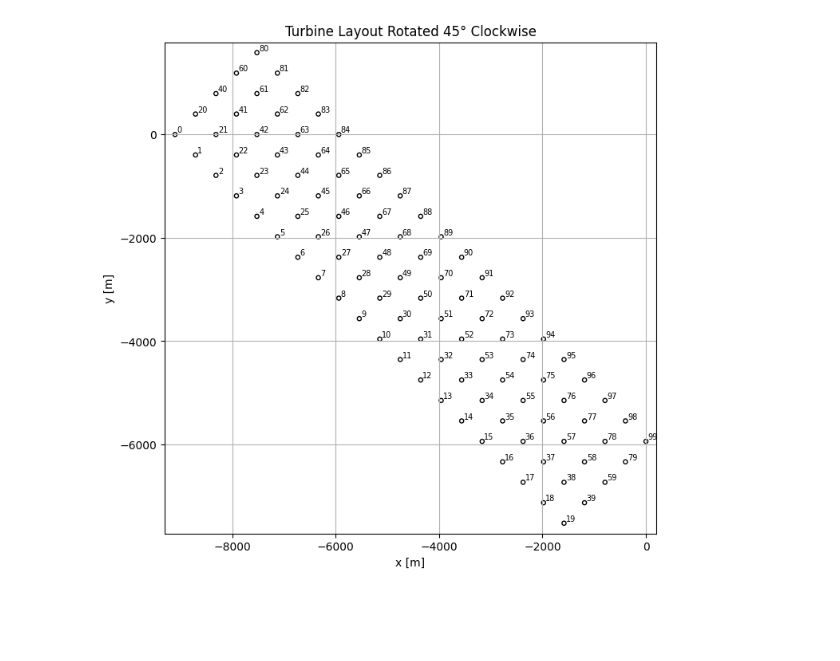
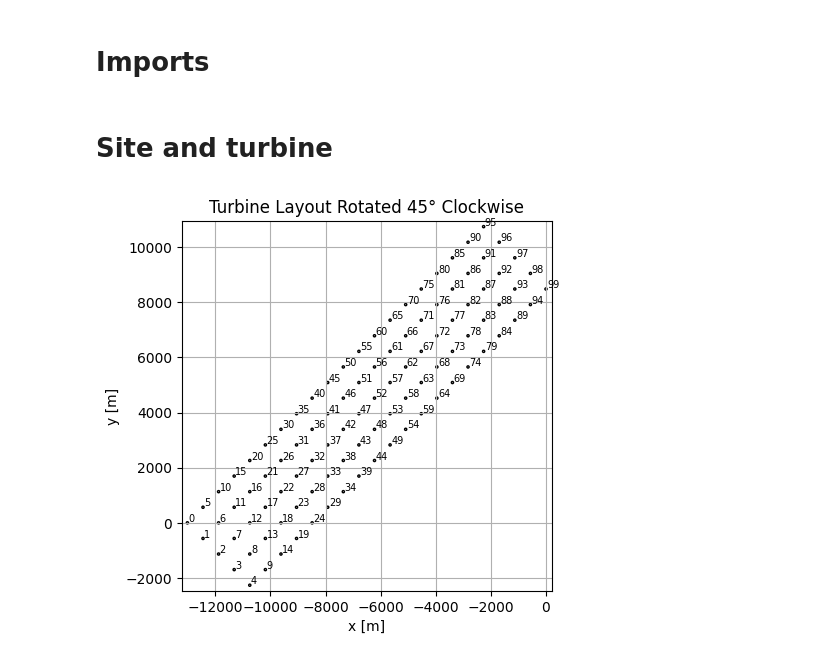
Before and after one commit to marcinsadowy/WTABL, a Jupyter notebook: ArbitraryLayouts/pywake_simple_comparison.ipynb, the cells around one changed output. Drawn from its saved outputs; the diff is of its cells as text; code cells hidden in the pictures; blank space fills up the shorter version.

```diff
--- a/ArbitraryLayouts/pywake_simple_comparison.ipynb
+++ b/ArbitraryLayouts/pywake_simple_comparison.ipynb
@@ -1,3 +1,5 @@
+# %% [markdown]
+# Imports
 # %%
 import numpy as np
 import matplotlib.pyplot as plt
@@ -9,55 +17,44 @@ from py_wake.examples.data.hornsrev1 import V80
+# %% [markdown]
+# Site and turbine
 # %%
-site = UniformSite(shear=PowerShear(h_ref=100, alpha=.1))
+turbine = V80()
+s = 10 * turbine.diameter()
 
-turbine = V80()
+site = UniformSite(shear=PowerShear(h_ref=turbine.hub_height(), alpha=.1))
 
-D = turbine.diameter()  # [m]
-s = 7 * D  # [m]
-
-n_rows = 5
-n_cols = 20
+n_rows = 20
+n_cols = 5
 
 x_grid, y_grid = np.meshgrid(np.arange(n_cols) * s,
                              np.arange(n_rows) * s)
 
 x = x_grid.ravel()
 y = y_grid.ravel()
 
 theta_deg = 45
 theta_rad = -np.radians(theta_deg)
 
 rotation_matrix = np.array([
     [np.cos(theta_rad), -np.sin(theta_rad)],
     [np.sin(theta_rad),  np.cos(theta_rad)]
 ])
 
 xy_rotated = rotation_matrix @ np.vstack([x, y])
-x_rot, y_rot = xy_rotated[0], xy_rotated[1]
+x, y = xy_rotated[0], xy_rotated[1]
 
-''' HVIS JEG VIL ROTERE OMKRING NEDERSTE HØJRE HJØRNE, I STEDET FOR NEDERSTE VENSTRE
-# 3. Get the position of the bottom-right turbine (last turbine in the grid)
-x_bottom_right = x[-1]
-y_bottom_right = y[-1]
+x = x - np.max(x) # Set x=0 at downstream edge
 
-# 4. Shift layout so that the bottom-right turbine is at (0, 0)
-x_shifted = x - x_bottom_right
-y_shifted = y - y_bottom_right
-'''
+padding = 200 # Padding for display
 
-x_shifted = x_rot - np.max(x_rot)
-y_shifted = y_rot
-
-padding = 200 # [m]
-
-fig, ax = plt.subplots(figsize=(8, 8))
-turbine.plot(x_shifted, y_shifted, ax=ax)
-ax.set_xlim(min(x_shifted) - padding, max(x_shifted) + padding)
-ax.set_ylim(min(y_shifted) - padding, max(y_shifted) + padding)
+fig, ax = plt.subplots()
+turbine.plot(x, y, ax=ax)
+ax.set_xlim(min(x) - padding, max(x) + padding)
+ax.set_ylim(min(y) - padding, max(y) + padding)
 ax.set_title(f"Turbine Layout Rotated {theta_deg}° Clockwise")
 ax.set_xlabel("x [m]")
 ax.set_ylabel("y [m]")
 ax.set_aspect('equal')
 ax.grid(True)
 plt.show()
 # %% [output]
-[figure, old version]
+[figure, new version]
```
Also changed, not shown: parts of 5 cells of this notebook.
